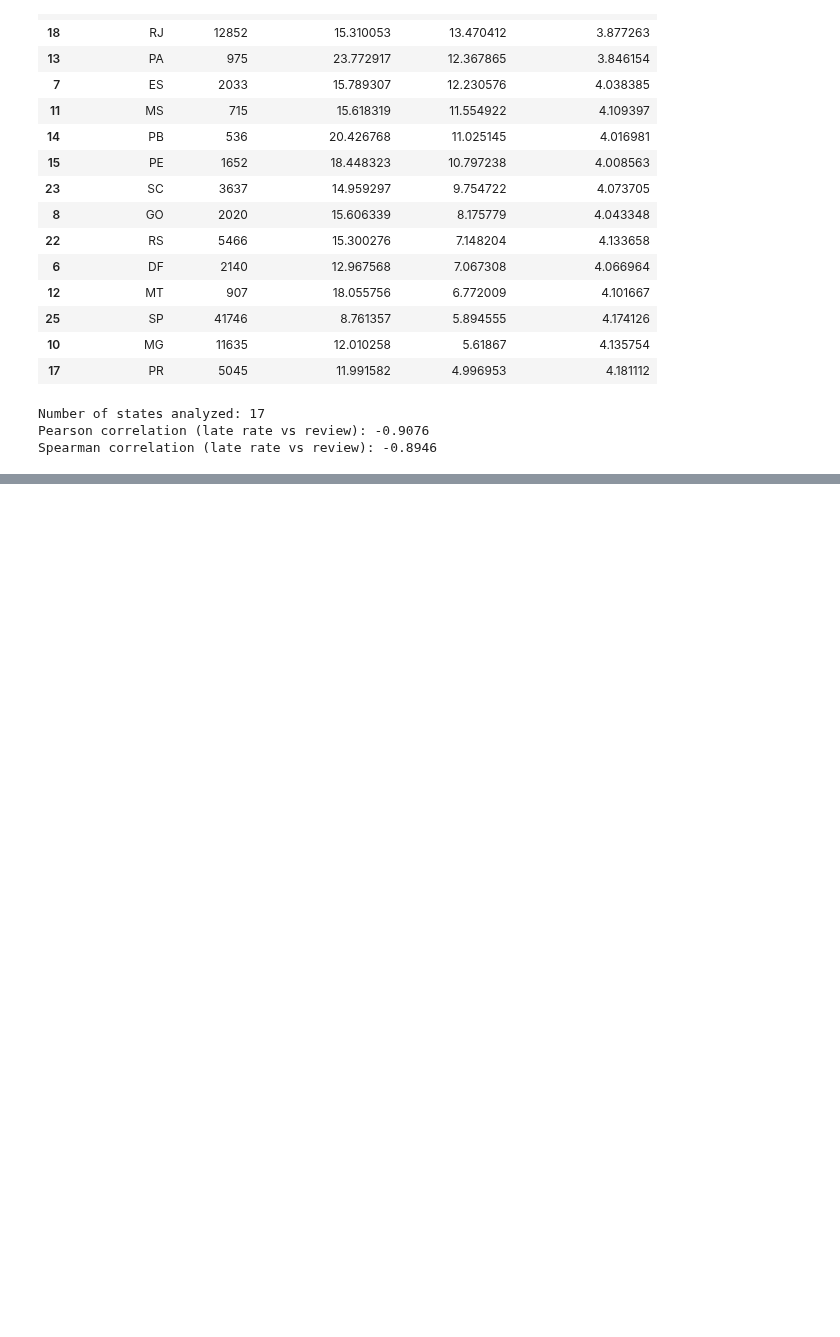
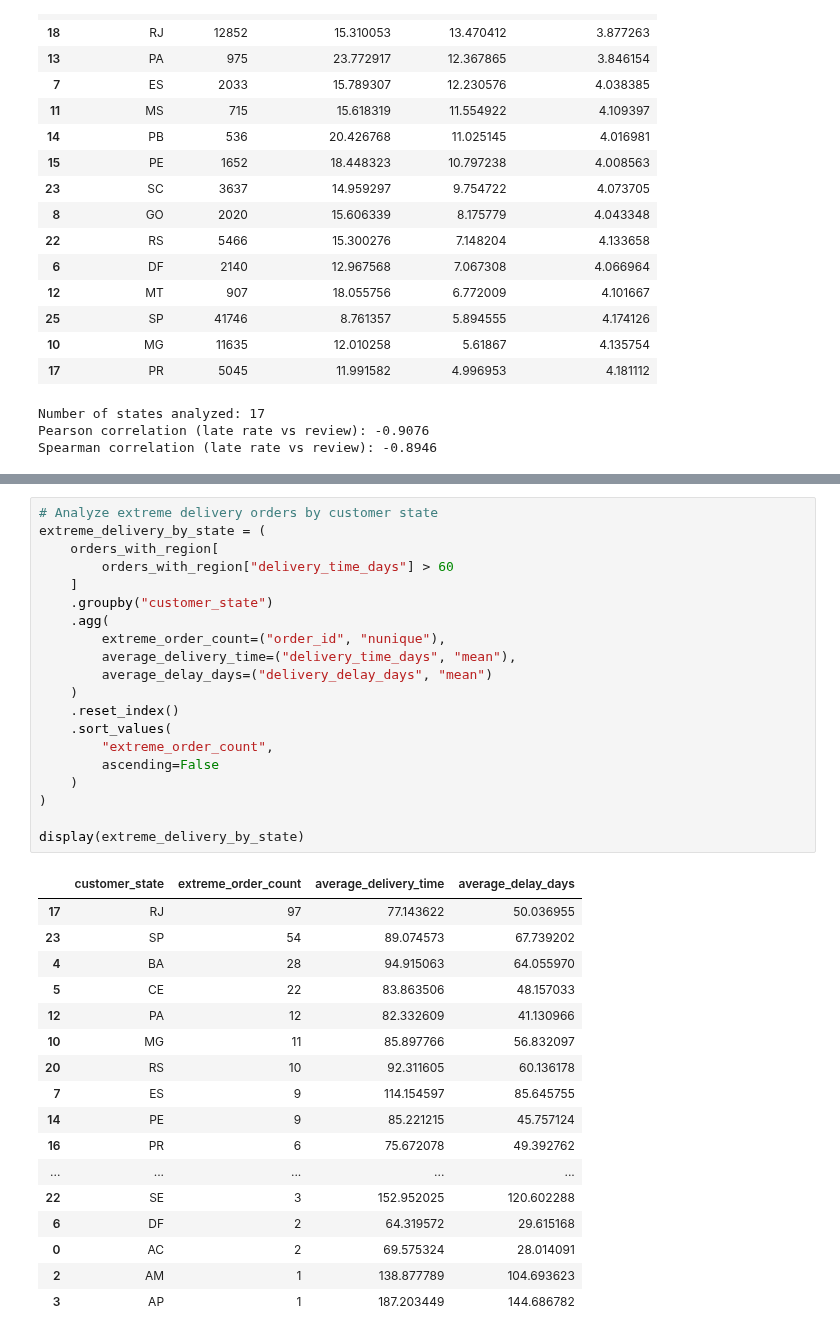
Before and after one commit to kartikeysharma2645/Real-World-Dataset-Analysis, a Jupyter notebook: notebook/real_world_dataset_analysis.ipynb, the cells around one changed output, grey strips where cells are left out. Cells and saved outputs as stored; diff of their text form; blank space fills up the shorter version.

```diff
--- a/notebook/real_world_dataset_analysis.ipynb
+++ b/notebook/real_world_dataset_analysis.ipynb
@@ -2002,0 +2179,38 @@ Spearman correlation (late rate vs review): -0.8946
+# %%
+# Analyze extreme delivery orders by customer state
+extreme_delivery_by_state = (
+    orders_with_region[
+        orders_with_region["delivery_time_days"] > 60
+    ]
+    .groupby("customer_state")
+    .agg(
+        extreme_order_count=("order_id", "nunique"),
+        average_delivery_time=("delivery_time_days", "mean"),
+        average_delay_days=("delivery_delay_days", "mean")
+    )
+    .reset_index()
+    .sort_values(
+        "extreme_order_count",
+        ascending=False
+    )
+)
+
+display(extreme_delivery_by_state)
+# %% [output]
+|  | customer_state | extreme_order_count | average_delivery_time | average_delay_days |
+| 17 | RJ | 97 | 77.143622 | 50.036955 |
+| 23 | SP | 54 | 89.074573 | 67.739202 |
+| 4 | BA | 28 | 94.915063 | 64.055970 |
+| 5 | CE | 22 | 83.863506 | 48.157033 |
+| 12 | PA | 12 | 82.332609 | 41.130966 |
+| 10 | MG | 11 | 85.897766 | 56.832097 |
+| 20 | RS | 10 | 92.311605 | 60.136178 |
+| 7 | ES | 9 | 114.154597 | 85.645755 |
+| 14 | PE | 9 | 85.221215 | 45.757124 |
+| 16 | PR | 6 | 75.672078 | 49.392762 |
+| ... | ... | ... | ... | ... |
+| 22 | SE | 3 | 152.952025 | 120.602288 |
+| 6 | DF | 2 | 64.319572 | 29.615168 |
+| 0 | AC | 2 | 69.575324 | 28.014091 |
+| 2 | AM | 1 | 138.877789 | 104.693623 |
+| 3 | AP | 1 | 187.203449 | 144.686782 |
```
Also changed, not shown: parts of 20 cells of this notebook, 1 other file.
